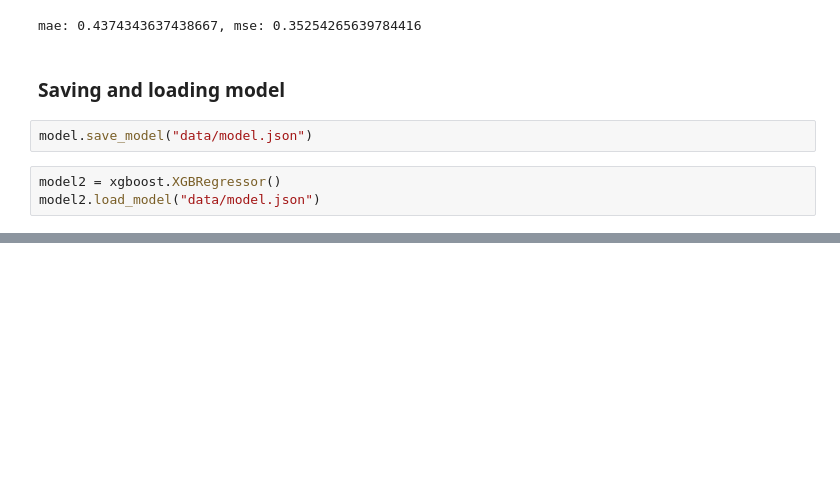
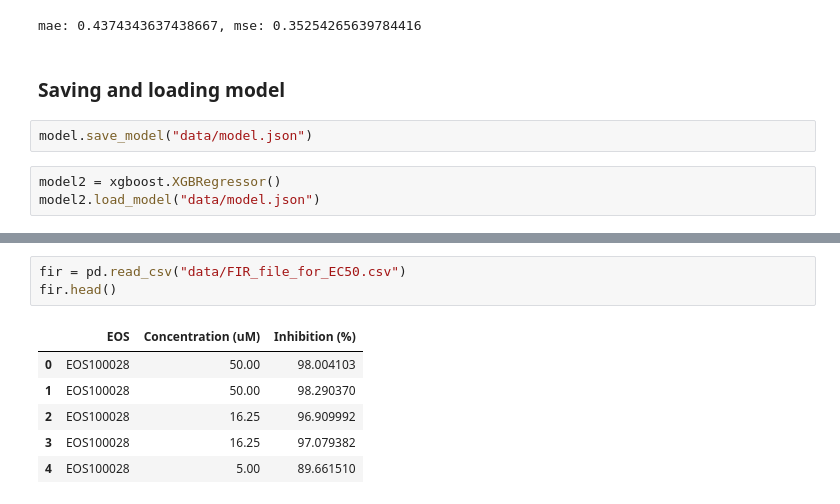
Before and after one commit to zuzg/drug-screening, a Jupyter notebook: notebooks/train_smiles_predictor.ipynb, the cells around one changed output, grey strips where cells are left out. Drawn from its saved outputs; the diff is of its cells as text; blank space fills up the shorter version.

```diff
--- a/notebooks/train_smiles_predictor.ipynb
+++ b/notebooks/train_smiles_predictor.ipynb
@@ -96,0 +110,10 @@ model2.load_model("data/model.json")
+# %%
+fir = pd.read_csv("data/FIR_file_for_EC50.csv")
+fir.head()
+# %% [output]
+|  | EOS | Concentration (uM) | Inhibition (%) |
+| 0 | EOS100028 | 50.00 | 98.004103 |
+| 1 | EOS100028 | 50.00 | 98.290370 |
+| 2 | EOS100028 | 16.25 | 96.909992 |
+| 3 | EOS100028 | 16.25 | 97.079382 |
+| 4 | EOS100028 | 5.00 | 89.661510 |
```
Also changed, not shown: parts of 9 cells of this notebook, 1 other file.
